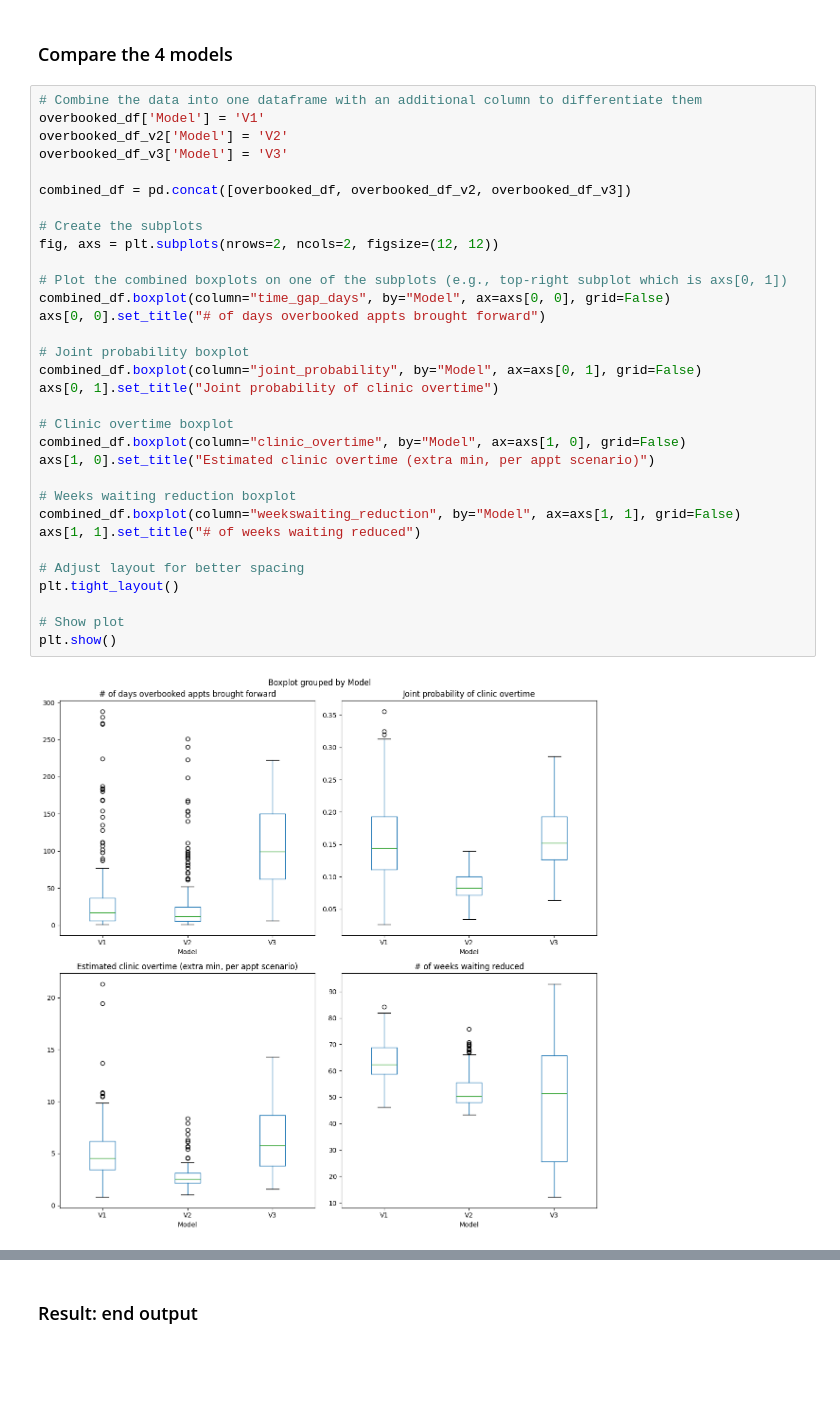
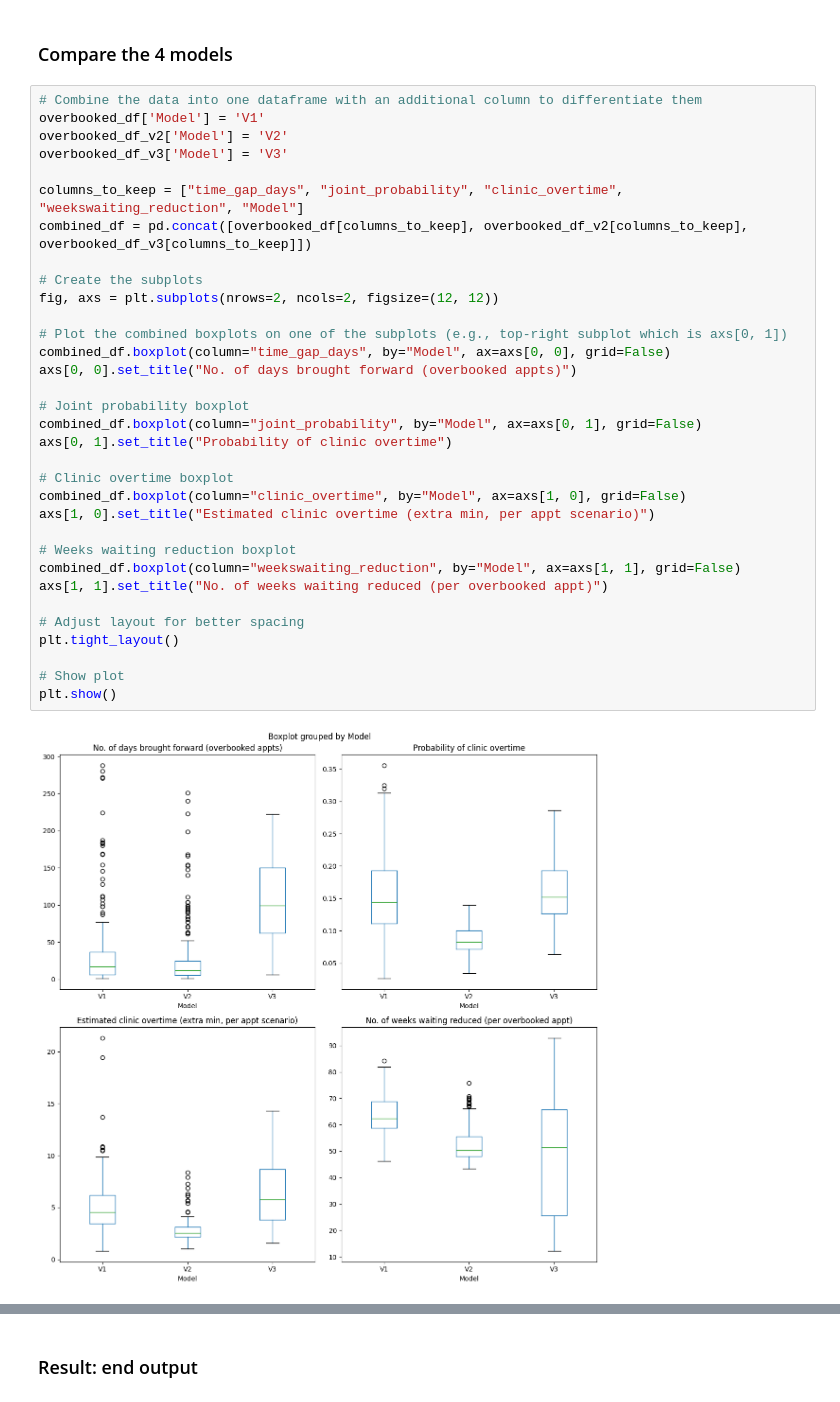
Before and after one commit to hallucinojenlee/hds_dna, a Jupyter notebook: scripts/overbooking_model.ipynb, the cells around one changed output, grey strips where cells are left out. Drawn from its saved outputs; the diff is of its cells as text; blank space fills up the shorter version.

Commit message:
updated combined boxplot

```diff
--- a/scripts/overbooking_model.ipynb
+++ b/scripts/overbooking_model.ipynb
@@ -1032,34 +1032,35 @@ dtype: float64
 # %%
 # Combine the data into one dataframe with an additional column to differentiate them
 overbooked_df['Model'] = 'V1'
 overbooked_df_v2['Model'] = 'V2'
 overbooked_df_v3['Model'] = 'V3'
 
-combined_df = pd.concat([overbooked_df, overbooked_df_v2, overbooked_df_v3])
+columns_to_keep = ["time_gap_days", "joint_probability", "clinic_overtime", "weekswaiting_reduction", "Model"]
+combined_df = pd.concat([overbooked_df[columns_to_keep], overbooked_df_v2[columns_to_keep], overbooked_df_v3[columns_to_keep]])
 
 # Create the subplots
 fig, axs = plt.subplots(nrows=2, ncols=2, figsize=(12, 12))
 
 # Plot the combined boxplots on one of the subplots (e.g., top-right subplot which is axs[0, 1])
 combined_df.boxplot(column="time_gap_days", by="Model", ax=axs[0, 0], grid=False)
-axs[0, 0].set_title("# of days overbooked appts brought forward")
+axs[0, 0].set_title("No. of days brought forward (overbooked appts)")
 
 # Joint probability boxplot
 combined_df.boxplot(column="joint_probability", by="Model", ax=axs[0, 1], grid=False)
-axs[0, 1].set_title("Joint probability of clinic overtime")
+axs[0, 1].set_title("Probability of clinic overtime")
 
 # Clinic overtime boxplot
 combined_df.boxplot(column="clinic_overtime", by="Model", ax=axs[1, 0], grid=False)
 axs[1, 0].set_title("Estimated clinic overtime (extra min, per appt scenario)")
 
 # Weeks waiting reduction boxplot
 combined_df.boxplot(column="weekswaiting_reduction", by="Model", ax=axs[1, 1], grid=False)
-axs[1, 1].set_title("# of weeks waiting reduced")
+axs[1, 1].set_title("No. of weeks waiting reduced (per overbooked appt)")
 
 # Adjust layout for better spacing
 plt.tight_layout()
 
 # Show plot
 plt.show()
 # %% [output]
-[figure, old version]
+[figure, new version]
```
Also changed, not shown: parts of 3 cells of this notebook.
